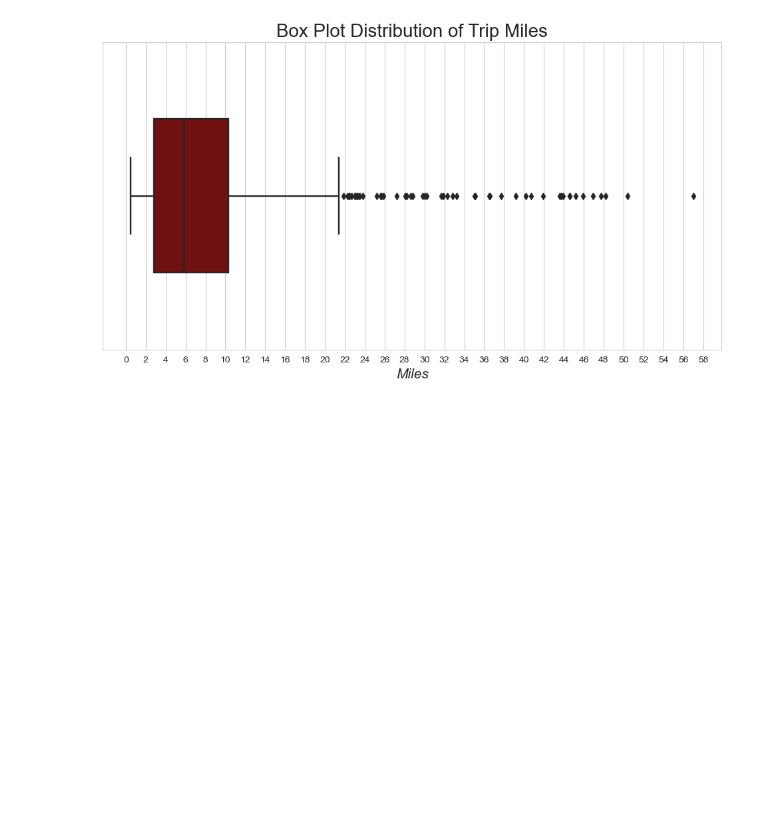
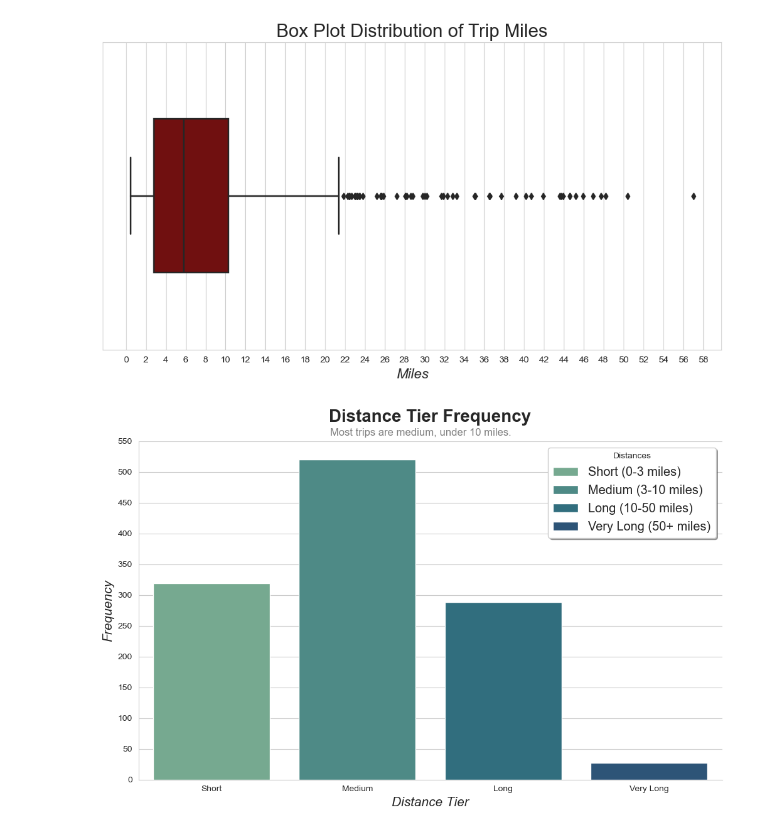
Before and after one commit to mixedethan/uber-data-analysis, a Jupyter notebook: uber_analysis.ipynb, the cells around one changed output. Saved outputs shown, nothing was run; the diff lists cells and outputs as text; code cells hidden in the pictures; blank space fills up the shorter version.

```diff
--- a/uber_analysis.ipynb
+++ b/uber_analysis.ipynb
@@ -496,6 +498,44 @@ max       310.300000
 Name: MILES, dtype: float64
 [figure]
 [figure]
+# %%
+# distance tier eda
+# short, medium, long, very long
+# 0, 3, 10, 50
+
+dist_counts = df['DISTANCE_TIER'].value_counts()
+
+plt.figure(figsize=(12,7))
+
+dist_bc = sns.barplot(x=dist_counts.index,
+                      y=dist_counts.values,
+                      palette='crest',
+                      hue=dist_counts.index,
+                      dodge=False
+                      )
+
+dist_bc.set_yticks(range(0, 600, 50))
+plt.title('Distance Tier Frequency', fontsize=20, weight='bold',pad=22)
+plt.suptitle('Most trips are medium, under 10 miles.', y=0.91, fontsize=12, color='gray')
+plt.xlabel('Distance Tier', size=15, fontstyle='italic')
+plt.ylabel('Frequency', size=15, fontstyle='italic')
+
+new_labels = [
+    'Short (0-3 miles)',
+    'Medium (3-10 miles)',
+    'Long (10-50 miles)',
+    'Very Long (50+ miles)'
+]
+
+dist_leg = dist_bc.legend(title='Distances', fontsize='x-large', shadow=True)
+
+for text, label in zip(dist_leg.get_texts(), new_labels):
+    text.set_text(label)
+
+sns.despine()
+plt.show()
+# %% [output]
+[figure, added]
 # %%
 # duration (minutes) eda
 
```
Also changed, not shown: parts of 5 cells of this notebook.
